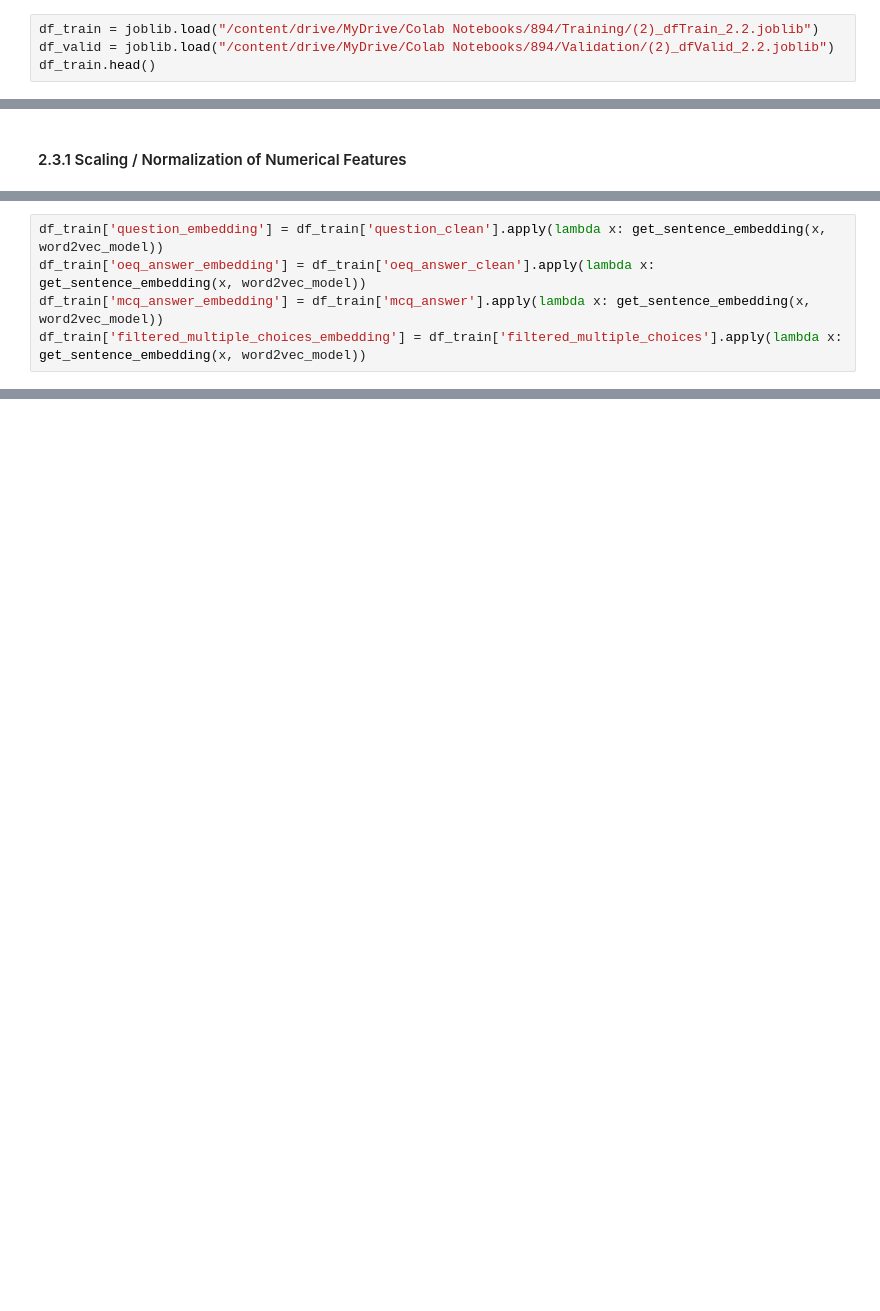
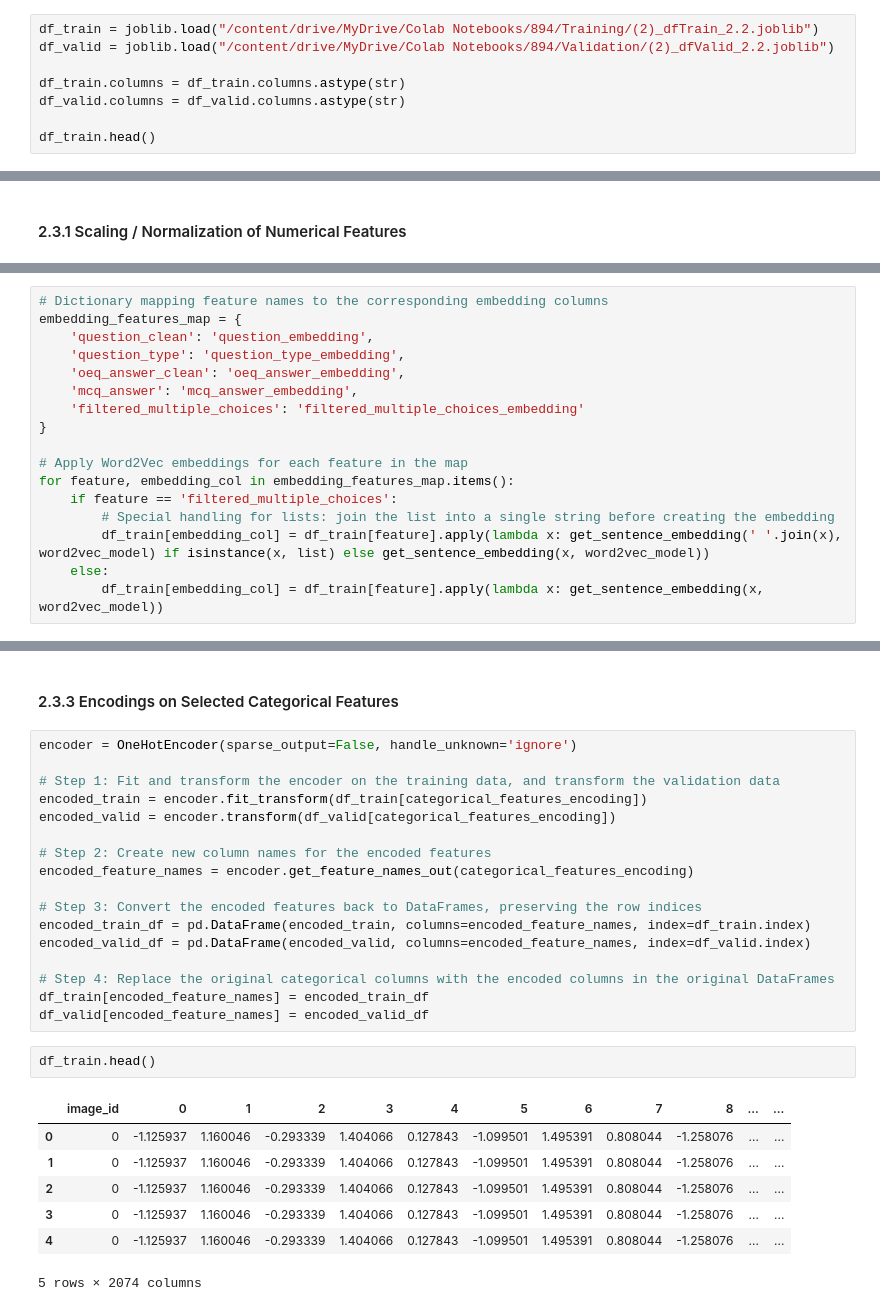
Before and after one commit to nilanahar/MMAI_894_DeepLearning_Project_TeamRosedale, a Jupyter notebook: MMAI_894_Team_Project.ipynb, the cells around one changed output, grey strips where cells are left out. Drawn from its saved outputs; the diff is of its cells as text; blank space fills up the shorter version.

Commit message:
ready to move on to model architecture

```diff
--- a/MMAI_894_Team_Project.ipynb
+++ b/MMAI_894_Team_Project.ipynb
@@ -573,6 +563,10 @@ joblib.dump(df_valid, "/content/drive/MyDrive/Colab Notebooks/894/Validation/(2)
 # %%
 df_train = joblib.load("/content/drive/MyDrive/Colab Notebooks/894/Training/(2)_dfTrain_2.2.joblib")
 df_valid = joblib.load("/content/drive/MyDrive/Colab Notebooks/894/Validation/(2)_dfValid_2.2.joblib")
+
+df_train.columns = df_train.columns.astype(str)
+df_valid.columns = df_valid.columns.astype(str)
+
 df_train.head()
 # %% [output]
 |  | image_id | 0 | 1 | 2 | 3 | 4 | 5 | 6 | 7 | 8 | ... | ... |
@@ -622,8 +622,20 @@ df_train.head()
-# %%
-df_train['question_embedding'] = df_train['question_clean'].apply(lambda x: get_sentence_embedding(x, word2vec_model))
-df_train['oeq_answer_embedding'] = df_train['oeq_answer_clean'].apply(lambda x: get_sentence_embedding(x, word2vec_model))
-df_train['mcq_answer_embedding'] = df_train['mcq_answer'].apply(lambda x: get_sentence_embedding(x, word2vec_model))
-df_train['filtered_multiple_choices_embedding'] = df_train['filtered_multiple_choices'].apply(lambda x: get_sentence_embedding(x, word2vec_model))
+# %%
+# Dictionary mapping feature names to the corresponding embedding columns
+embedding_features_map = {
+    'question_clean': 'question_embedding',
+    'question_type': 'question_type_embedding',
+    'oeq_answer_clean': 'oeq_answer_embedding',
+    'mcq_answer': 'mcq_answer_embedding',
+    'filtered_multiple_choices': 'filtered_multiple_choices_embedding'
+}
+
+# Apply Word2Vec embeddings for each feature in the map
+for feature, embedding_col in embedding_features_map.items():
+    if feature == 'filtered_multiple_choices':
+        # Special handling for lists: join the list into a single string before creating the embedding
+        df_train[embedding_col] = df_train[feature].apply(lambda x: get_sentence_embedding(' '.join(x), word2vec_model) if isinstance(x, list) else get_sentence_embedding(x, word2vec_model))
+    else:
+        df_train[embedding_col] = df_train[feature].apply(lambda x: get_sentence_embedding(x, word2vec_model))
 # %%
 df_train.head()
 # %% [output]
@@ -637 +649,30 @@ df_train.head()
+# %% [markdown]
+#### 2.3.3 Encodings on Selected Categorical Features
+# %%
+encoder = OneHotEncoder(sparse_output=False, handle_unknown='ignore')
+
+# Step 1: Fit and transform the encoder on the training data, and transform the validation data
+encoded_train = encoder.fit_transform(df_train[categorical_features_encoding])
+encoded_valid = encoder.transform(df_valid[categorical_features_encoding])
+
+# Step 2: Create new column names for the encoded features
+encoded_feature_names = encoder.get_feature_names_out(categorical_features_encoding)
+
+# Step 3: Convert the encoded features back to DataFrames, preserving the row indices
+encoded_train_df = pd.DataFrame(encoded_train, columns=encoded_feature_names, index=df_train.index)
+encoded_valid_df = pd.DataFrame(encoded_valid, columns=encoded_feature_names, index=df_valid.index)
+
+# Step 4: Replace the original categorical columns with the encoded columns in the original DataFrames
+df_train[encoded_feature_names] = encoded_train_df
+df_valid[encoded_feature_names] = encoded_valid_df
+# %%
+df_train.head()
+# %% [output]
+|  | image_id | 0 | 1 | 2 | 3 | 4 | 5 | 6 | 7 | 8 | ... | ... |
+| 0 | 0 | -1.125937 | 1.160046 | -0.293339 | 1.404066 | 0.127843 | -1.099501 | 1.495391 | 0.808044 | -1.258076 | ... | ... |
+| 1 | 0 | -1.125937 | 1.160046 | -0.293339 | 1.404066 | 0.127843 | -1.099501 | 1.495391 | 0.808044 | -1.258076 | ... | ... |
+| 2 | 0 | -1.125937 | 1.160046 | -0.293339 | 1.404066 | 0.127843 | -1.099501 | 1.495391 | 0.808044 | -1.258076 | ... | ... |
+| 3 | 0 | -1.125937 | 1.160046 | -0.293339 | 1.404066 | 0.127843 | -1.099501 | 1.495391 | 0.808044 | -1.258076 | ... | ... |
+| 4 | 0 | -1.125937 | 1.160046 | -0.293339 | 1.404066 | 0.127843 | -1.099501 | 1.495391 | 0.808044 | -1.258076 | ... | ... |
+5 rows × 2074 columns
 # %%
```
Also changed, not shown: parts of 26 cells of this notebook.
